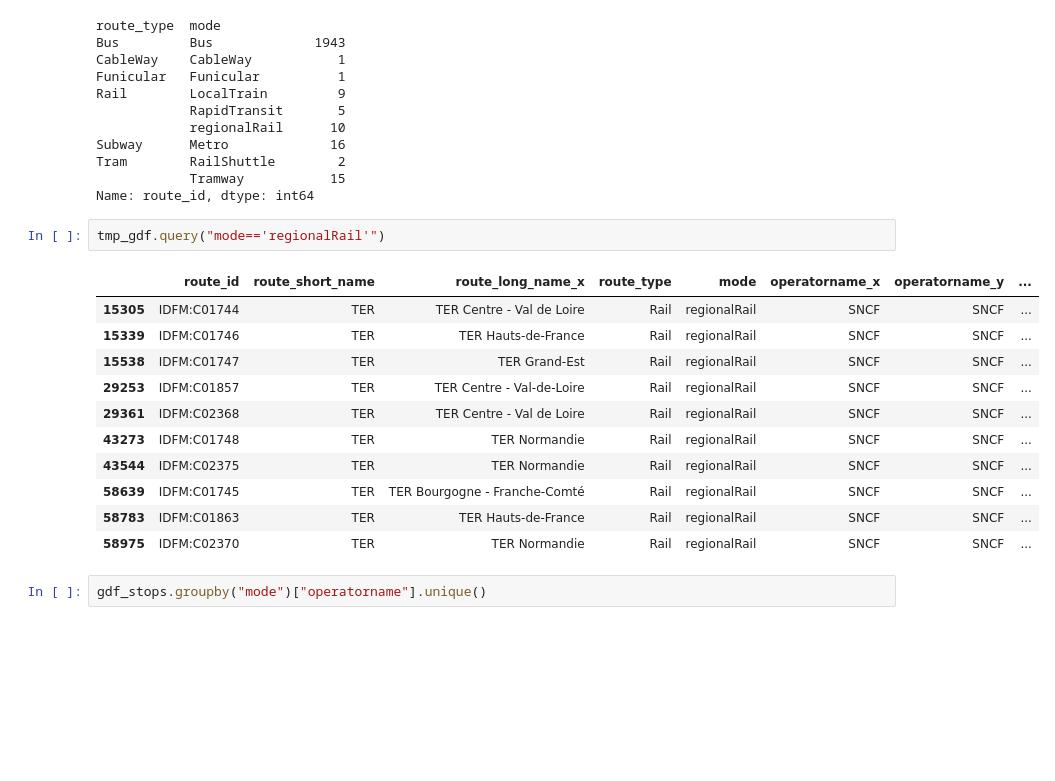
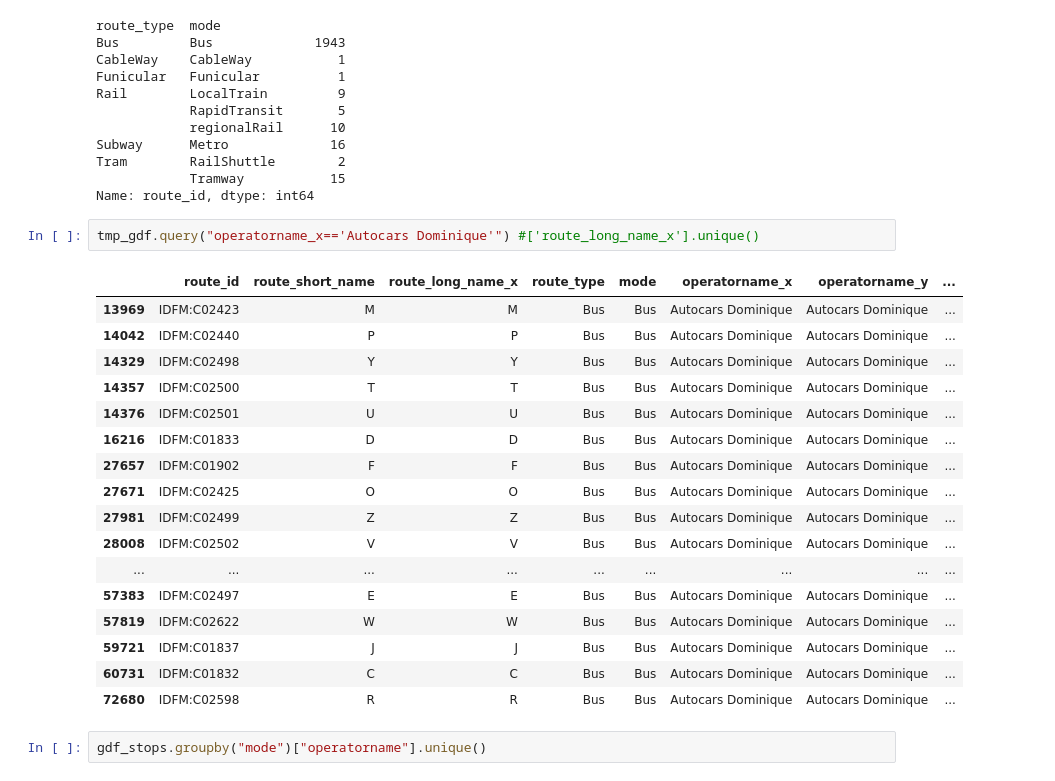
Before and after one commit to gefleury/transports-accessibles-idf, a Jupyter notebook: notebooks/explore_data.ipynb, the cells around one changed output. Saved outputs shown, nothing was run; the diff lists cells and outputs as text; blank space fills up the shorter version.

```diff
--- a/notebooks/explore_data.ipynb
+++ b/notebooks/explore_data.ipynb
@@ -410,19 +410,25 @@ Tram        RailShuttle        2
             Tramway           15
 Name: route_id, dtype: int64
 # %%
-tmp_gdf.query("mode=='regionalRail'")
+tmp_gdf.query("operatorname_x=='Autocars Dominique'") #['route_long_name_x'].unique()
 # %% [output]
 |  | route_id | route_short_name | route_long_name_x | route_type | mode | operatorname_x | operatorname_y | ... |
-| 15305 | IDFM:C01744 | TER | TER Centre - Val de Loire | Rail | regionalRail | SNCF | SNCF | ... |
-| 15339 | IDFM:C01746 | TER | TER Hauts-de-France | Rail | regionalRail | SNCF | SNCF | ... |
-| 15538 | IDFM:C01747 | TER | TER Grand-Est | Rail | regionalRail | SNCF | SNCF | ... |
-| 29253 | IDFM:C01857 | TER | TER Centre - Val-de-Loire | Rail | regionalRail | SNCF | SNCF | ... |
-| 29361 | IDFM:C02368 | TER | TER Centre - Val de Loire | Rail | regionalRail | SNCF | SNCF | ... |
-| 43273 | IDFM:C01748 | TER | TER Normandie | Rail | regionalRail | SNCF | SNCF | ... |
-| 43544 | IDFM:C02375 | TER | TER Normandie | Rail | regionalRail | SNCF | SNCF | ... |
-| 58639 | IDFM:C01745 | TER | TER Bourgogne - Franche-Comté | Rail | regionalRail | SNCF | SNCF | ... |
-| 58783 | IDFM:C01863 | TER | TER Hauts-de-France | Rail | regionalRail | SNCF | SNCF | ... |
-| 58975 | IDFM:C02370 | TER | TER Normandie | Rail | regionalRail | SNCF | SNCF | ... |
+| 13969 | IDFM:C02423 | M | M | Bus | Bus | Autocars Dominique | Autocars Dominique | ... |
+| 14042 | IDFM:C02440 | P | P | Bus | Bus | Autocars Dominique | Autocars Dominique | ... |
+| 14329 | IDFM:C02498 | Y | Y | Bus | Bus | Autocars Dominique | Autocars Dominique | ... |
+| 14357 | IDFM:C02500 | T | T | Bus | Bus | Autocars Dominique | Autocars Dominique | ... |
+| 14376 | IDFM:C02501 | U | U | Bus | Bus | Autocars Dominique | Autocars Dominique | ... |
+| 16216 | IDFM:C01833 | D | D | Bus | Bus | Autocars Dominique | Autocars Dominique | ... |
+| 27657 | IDFM:C01902 | F | F | Bus | Bus | Autocars Dominique | Autocars Dominique | ... |
+| 27671 | IDFM:C02425 | O | O | Bus | Bus | Autocars Dominique | Autocars Dominique | ... |
+| 27981 | IDFM:C02499 | Z | Z | Bus | Bus | Autocars Dominique | Autocars Dominique | ... |
+| 28008 | IDFM:C02502 | V | V | Bus | Bus | Autocars Dominique | Autocars Dominique | ... |
+| ... | ... | ... | ... | ... | ... | ... | ... | ... |
+| 57383 | IDFM:C02497 | E | E | Bus | Bus | Autocars Dominique | Autocars Dominique | ... |
+| 57819 | IDFM:C02622 | W | W | Bus | Bus | Autocars Dominique | Autocars Dominique | ... |
+| 59721 | IDFM:C01837 | J | J | Bus | Bus | Autocars Dominique | Autocars Dominique | ... |
+| 60731 | IDFM:C01832 | C | C | Bus | Bus | Autocars Dominique | Autocars Dominique | ... |
+| 72680 | IDFM:C02598 | R | R | Bus | Bus | Autocars Dominique | Autocars Dominique | ... |
 # %%
 gdf_stops.groupby("mode")["operatorname"].unique()
 # %% [output]
```
Also changed, not shown: 3 other files.
